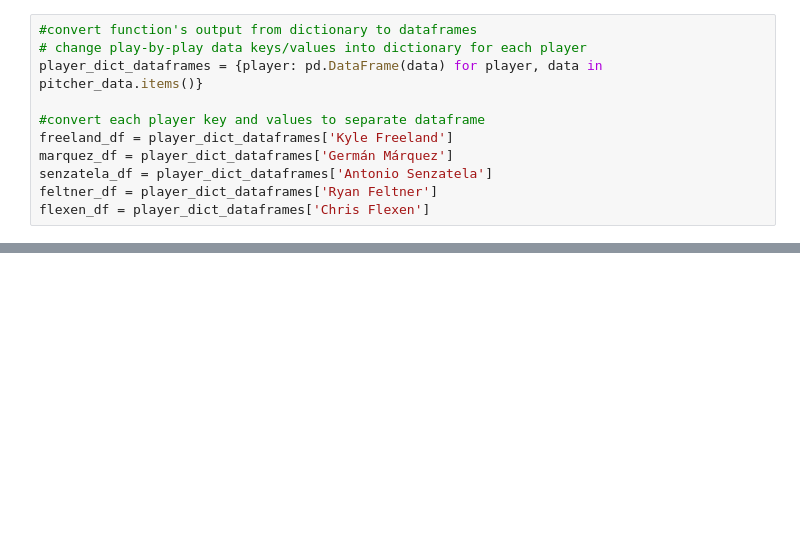
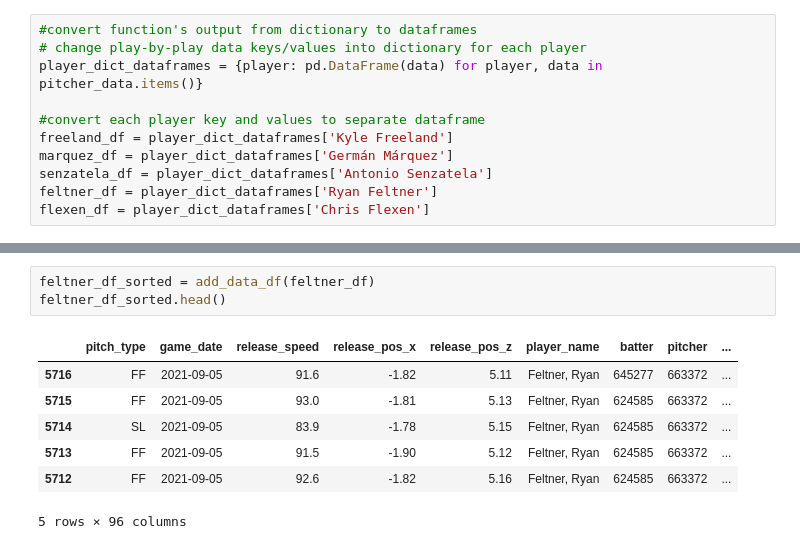
Before and after one commit to cassydm/rockies_moneyball_part-deux, a Jupyter notebook: Project 3/test_files/pybaseball_test.ipynb, the cells around one changed output, grey strips where cells are left out. Saved outputs shown, nothing was run; the diff lists cells and outputs as text; blank space fills up the shorter version.

```diff
--- a/Project 3/test_files/pybaseball_test.ipynb
+++ b/Project 3/test_files/pybaseball_test.ipynb
@@ -176,0 +146,11 @@ freeland_df_sorted.head()
+# %%
+feltner_df_sorted = add_data_df(feltner_df)
+feltner_df_sorted.head()
+# %% [output]
+|  | pitch_type | game_date | release_speed | release_pos_x | release_pos_z | player_name | batter | pitcher | ... |
+| 5716 | FF | 2021-09-05 | 91.6 | -1.82 | 5.11 | Feltner, Ryan | 645277 | 663372 | ... |
+| 5715 | FF | 2021-09-05 | 93.0 | -1.81 | 5.13 | Feltner, Ryan | 624585 | 663372 | ... |
+| 5714 | SL | 2021-09-05 | 83.9 | -1.78 | 5.15 | Feltner, Ryan | 624585 | 663372 | ... |
+| 5713 | FF | 2021-09-05 | 91.5 | -1.90 | 5.12 | Feltner, Ryan | 624585 | 663372 | ... |
+| 5712 | FF | 2021-09-05 | 92.6 | -1.82 | 5.16 | Feltner, Ryan | 624585 | 663372 | ... |
+5 rows × 96 columns
```
Also changed, not shown: parts of 19 cells of this notebook, 1 other file.
